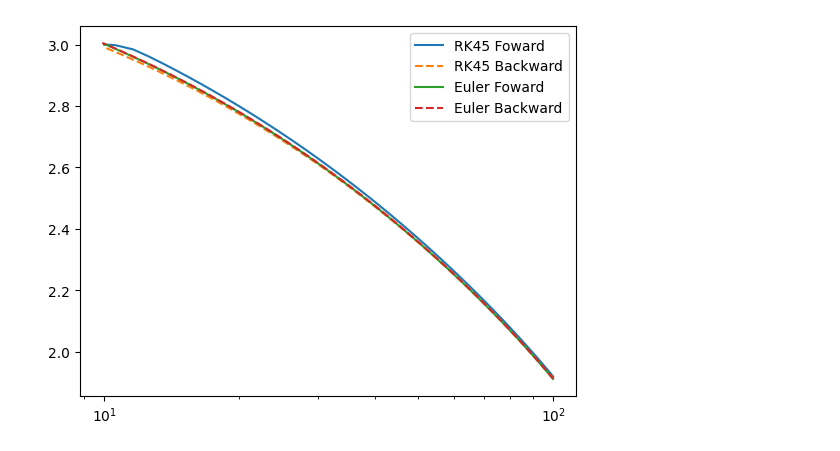
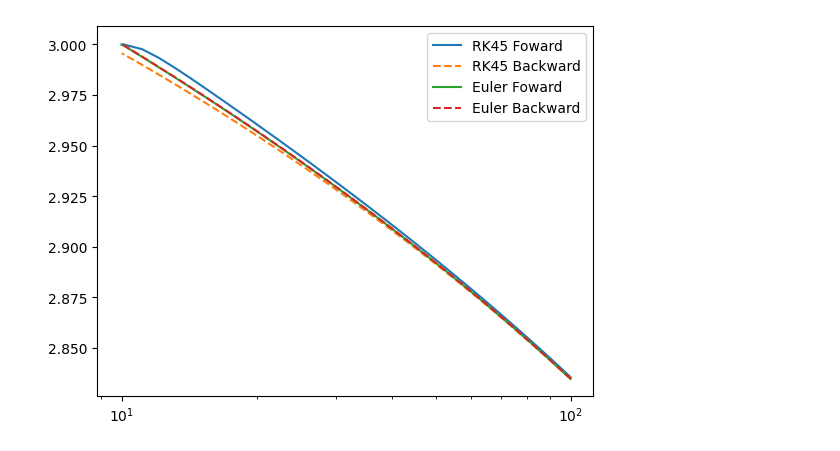
Before and after one commit to jorgefz/photoevolver, a Jupyter notebook: examples/integrator-test.ipynb, the cells around one changed output. Drawn from its saved outputs; the diff is of its cells as text; code cells hidden in the pictures.

```diff
--- a/examples/integrator-test.ipynb
+++ b/examples/integrator-test.ipynb
@@ -5,13 +5,13 @@ import matplotlib.pyplot as plt
 from photoevolver import models
 from photoevolver.planet import Planet
 # %%
-planet = Planet(mass = 1.0, radius = 3.0, period = 5.0)
+planet = Planet(mass = 8.0, radius = 3.0, period = 5.0)
 method = "rk45"
 # %%
 planet.set_models(
     core_model = models.core_otegi20,
     envelope_model = models.envelope_chen16,
-    mass_loss_model = models.massloss_energy_limited,
+    mass_loss_model = models.massloss_kubyshkina18,
     star_model = {
         'mass': 1.0,
         'lx'   : lambda state,mkw: 1e28, # erg/s
@@ -21,25 +21,25 @@ planet.set_models(
     # model_args = dict(ot20_errors = False)
 )
 # %%
-evo_rk45  = planet.evolve(start=10.0, end=100.0, step=0.1, progressbar=True, method="rk45")
-evo_eulr  = planet.evolve(start=10.0, end=100.0, step=0.1, progressbar=True, method="euler")
+evo_rk  = planet.evolve(start=10.0, end=100.0, step=0.1, progressbar=True, method="rk45")
+evo_eu  = planet.evolve(start=10.0, end=100.0, step=0.1, progressbar=True, method="euler")
 # %%
-p2_rk45 = Planet(mass = evo_rk45['mass'].iloc[-1], radius = evo_rk45['radius'].iloc[-1], period = planet.initial_state.period)
-p2_rk45.use_models(planet)
-evo2_rk45 = p2_rk45.evolve(start=100.0, end=10.0, step=0.1, progressbar=True, method="rk45")
+p2_rk = Planet(mass = evo_rk['mass'].iloc[-1], radius = evo_rk['radius'].iloc[-1], period = planet.initial_state.period)
+p2_rk.use_models(planet)
+evo2_rk = p2_rk.evolve(start=100.0, end=10.0, step=0.1, progressbar=True, method="rk45")
 
-p2_eulr = Planet(mass = evo_eulr['mass'].iloc[-1], radius = evo_eulr['radius'].iloc[-1], period = planet.initial_state.period)
-p2_eulr.use_models(planet)
-evo2_eulr = p2_eulr.evolve(start=100.0, end=10.0, step=0.1, progressbar=True, method="euler")
+p2_eu = Planet(mass = evo_eu['mass'].iloc[-1], radius = evo_eu['radius'].iloc[-1], period = planet.initial_state.period)
+p2_eu.use_models(planet)
+evo2_eu = p2_eu.evolve(start=100.0, end=10.0, step=0.1, progressbar=True, method="euler")
 # %%
-plt.plot(evo_rk45['age'],  evo_rk45['radius'],  label="RK45 Foward")
-plt.plot(evo2_rk45['age'], evo2_rk45['radius'], label="RK45 Backward", ls='--')
+plt.plot(evo_rk['age'],  evo_rk['radius'],  label="RK45 Foward")
+plt.plot(evo2_rk['age'], evo2_rk['radius'], label="RK45 Backward", ls='--')
 
-plt.plot(evo_eulr['age'],  evo_eulr['radius'],  label="Euler Foward")
-plt.plot(evo2_eulr['age'], evo2_eulr['radius'], label="Euler Backward", ls='--')
+plt.plot(evo_eu['age'],  evo_eu['radius'],  label="Euler Foward")
+plt.plot(evo2_eu['age'], evo2_eu['radius'], label="Euler Backward", ls='--')
 
 plt.xscale("log")
 plt.legend()
 plt.show()
 # %% [output]
-[figure, old version]
+[figure, new version]
```
Also changed, not shown: 5 other files.
